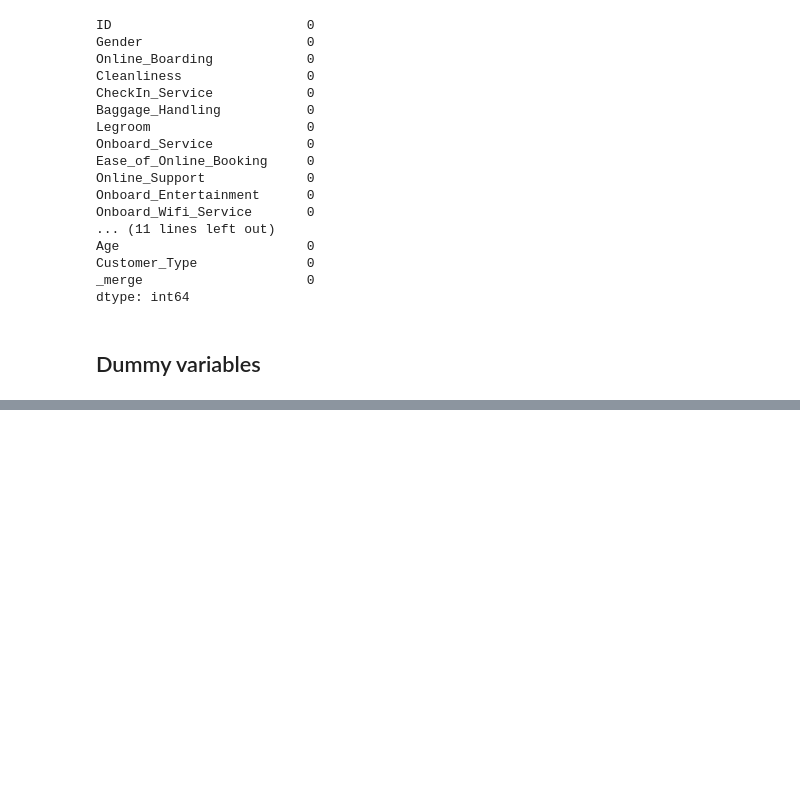
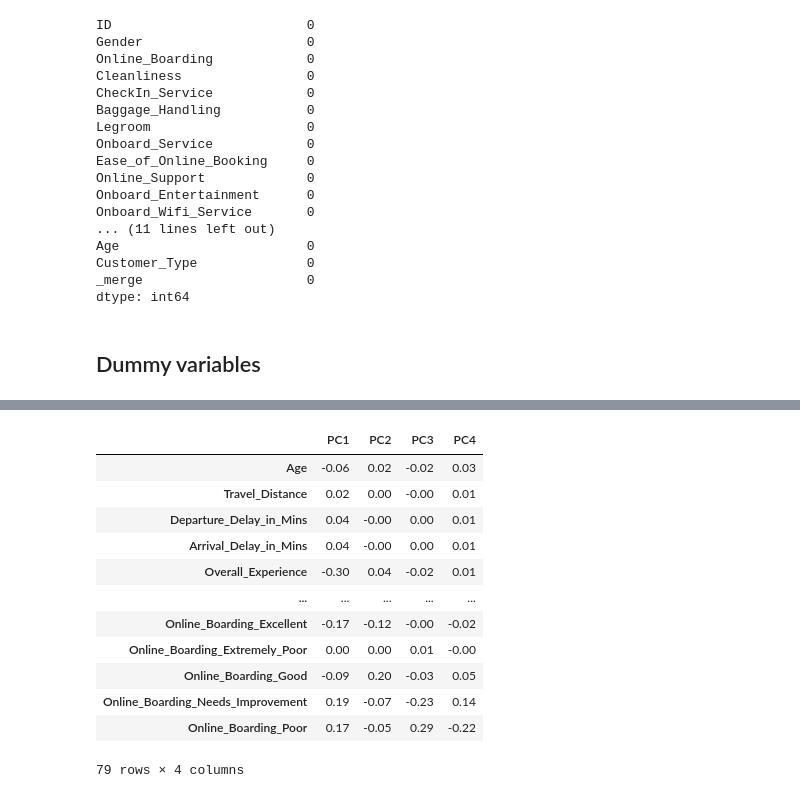
Before and after one commit to nadairshaid/big-pandas-MIT, a Jupyter notebook: PCA-analysis.ipynb, the cells around one changed output, grey strips where cells are left out. Saved outputs shown, nothing was run; the diff lists cells and outputs as text; code cells hidden in the pictures; blank space fills up the shorter version.

```diff
--- a/PCA-analysis.ipynb
+++ b/PCA-analysis.ipynb
@@ -291,0 +369,20 @@ scaled_df.corr()
+# %%
+pc_comps = ['PC1','PC2','PC3','PC4']
+data_pca = pd.DataFrame(np.round(pca.components_[:4,:],2),
+                        index=pc_comps,
+                        columns=scaled_df.columns)
+data_pca.T
+# %% [output]
+|  | PC1 | PC2 | PC3 | PC4 |
+| Age | -0.06 | 0.02 | -0.02 | 0.03 |
+| Travel_Distance | 0.02 | 0.00 | -0.00 | 0.01 |
+| Departure_Delay_in_Mins | 0.04 | -0.00 | 0.00 | 0.01 |
+| Arrival_Delay_in_Mins | 0.04 | -0.00 | 0.00 | 0.01 |
+| Overall_Experience | -0.30 | 0.04 | -0.02 | 0.01 |
+| ... | ... | ... | ... | ... |
+| Online_Boarding_Excellent | -0.17 | -0.12 | -0.00 | -0.02 |
+| Online_Boarding_Extremely_Poor | 0.00 | 0.00 | 0.01 | -0.00 |
+| Online_Boarding_Good | -0.09 | 0.20 | -0.03 | 0.05 |
+| Online_Boarding_Needs_Improvement | 0.19 | -0.07 | -0.23 | 0.14 |
+| Online_Boarding_Poor | 0.17 | -0.05 | 0.29 | -0.22 |
+79 rows × 4 columns
```
Also changed, not shown: parts of 16 cells of this notebook.
